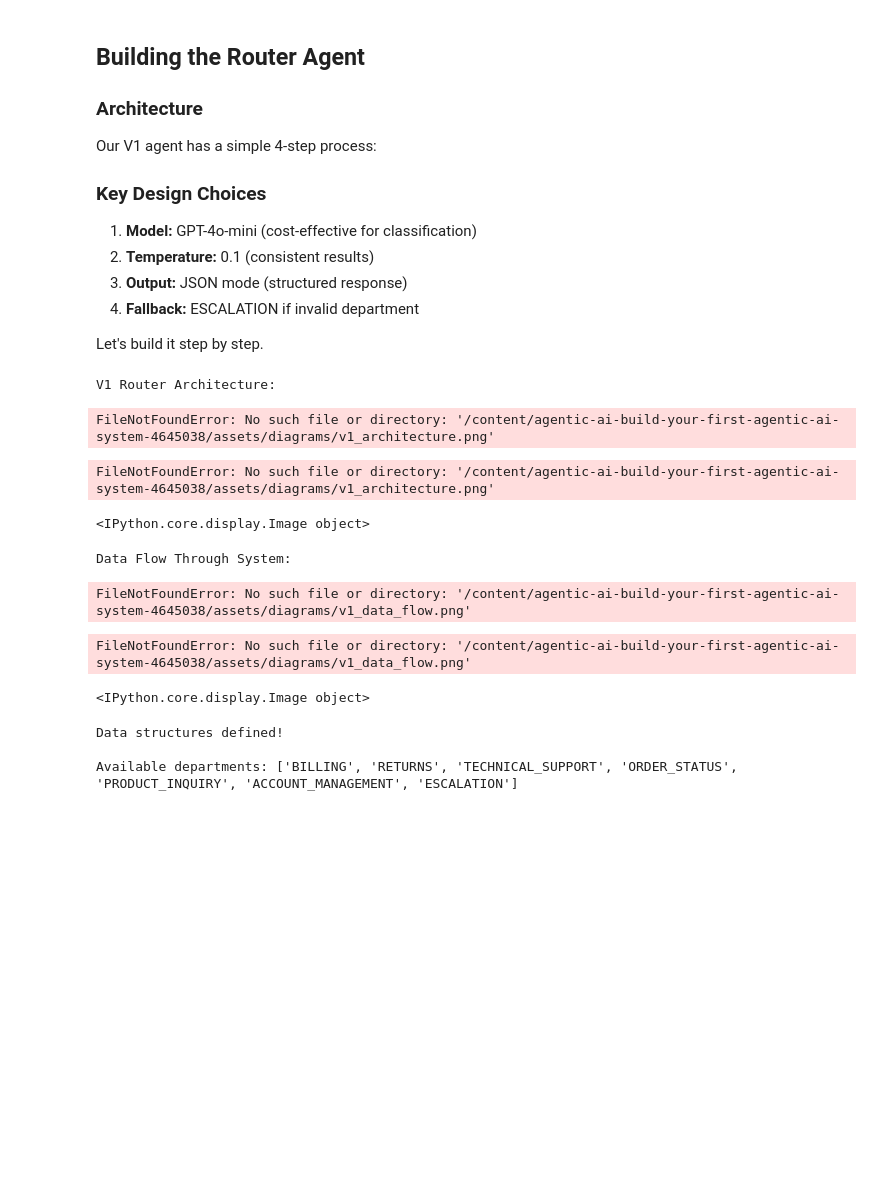
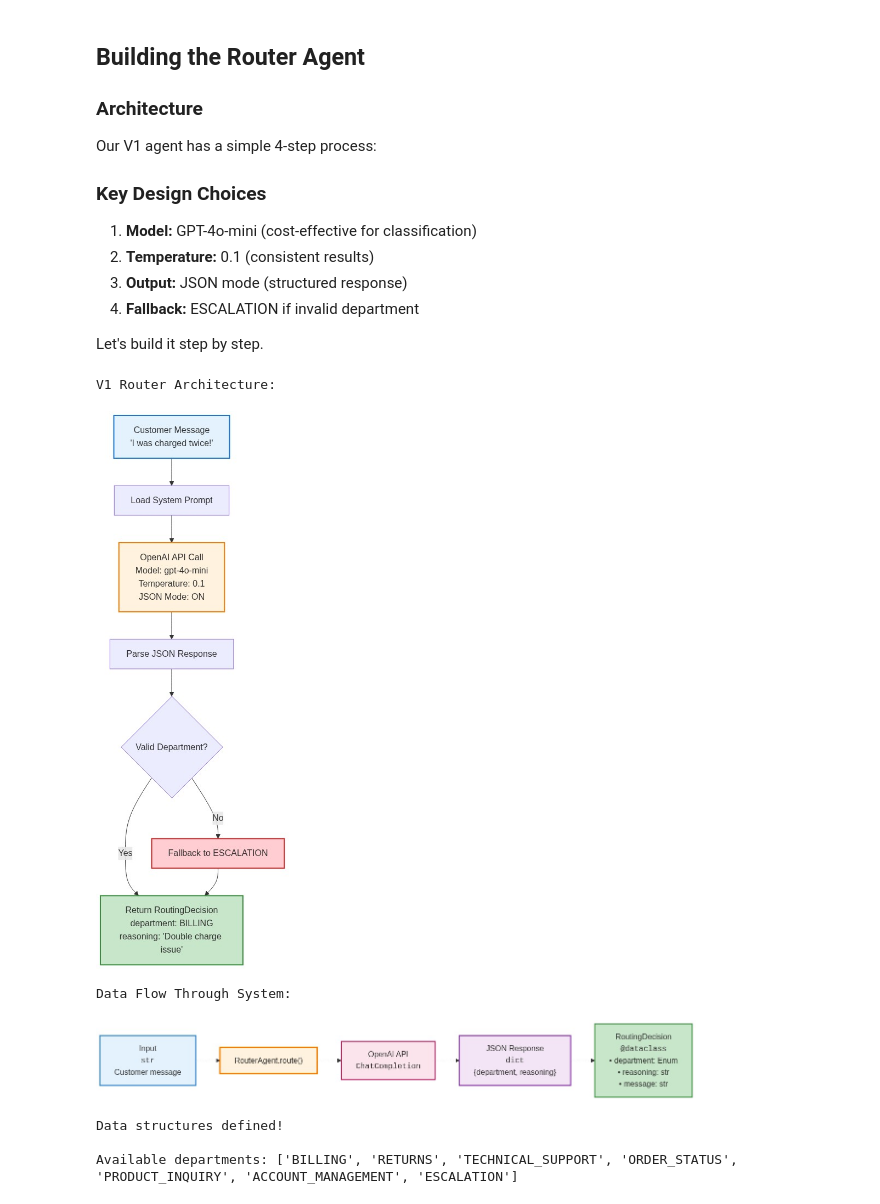
Before and after one commit to msk94/first-agentic-ai-system, a Jupyter notebook: action_autonomy.ipynb, the cells around one changed output. Saved outputs shown, nothing was run; the diff lists cells and outputs as text; code cells hidden in the pictures; blank space fills up the shorter version.

```diff
--- a/action_autonomy.ipynb
+++ b/action_autonomy.ipynb
@@ -145,21 +125,18 @@ Our V1 agent has a simple 4-step process:
 Let's build it step by step.
 # %%
 from IPython.display import Image, display
+import os
 
 print("V1 Router Architecture:")
-display(Image('assets/diagrams/v1_architecture.png', width=600))
+display(Image(os.path.join(course_dir, 'assets/diagrams/v1_architecture.png'), width=600))
 
 print("\nData Flow Through System:")
-display(Image('assets/diagrams/v1_data_flow.png', width=600))
+display(Image(os.path.join(course_dir, 'assets/diagrams/v1_data_flow.png'), width=600))
 # %% [output]
 V1 Router Architecture:
+[figure, added]
-FileNotFoundError: No such file or directory: '/content/agentic-ai-build-your-first-agentic-ai-system-4645038/assets/diagrams/v1_architecture.png'
+Data Flow Through System:
-FileNotFoundError: No such file or directory: '/content/agentic-ai-build-your-first-agentic-ai-system-4645038/assets/diagrams/v1_architecture.png'
-<IPython.core.display.Image object>
-Data Flow Through System:
-FileNotFoundError: No such file or directory: '/content/agentic-ai-build-your-first-agentic-ai-system-4645038/assets/diagrams/v1_data_flow.png'
-FileNotFoundError: No such file or directory: '/content/agentic-ai-build-your-first-agentic-ai-system-4645038/assets/diagrams/v1_data_flow.png'
-<IPython.core.display.Image object>
+[figure, added]
 # %%
 # Step 1: Define data structures
 
```
Also changed, not shown: parts of 4 cells of this notebook.
